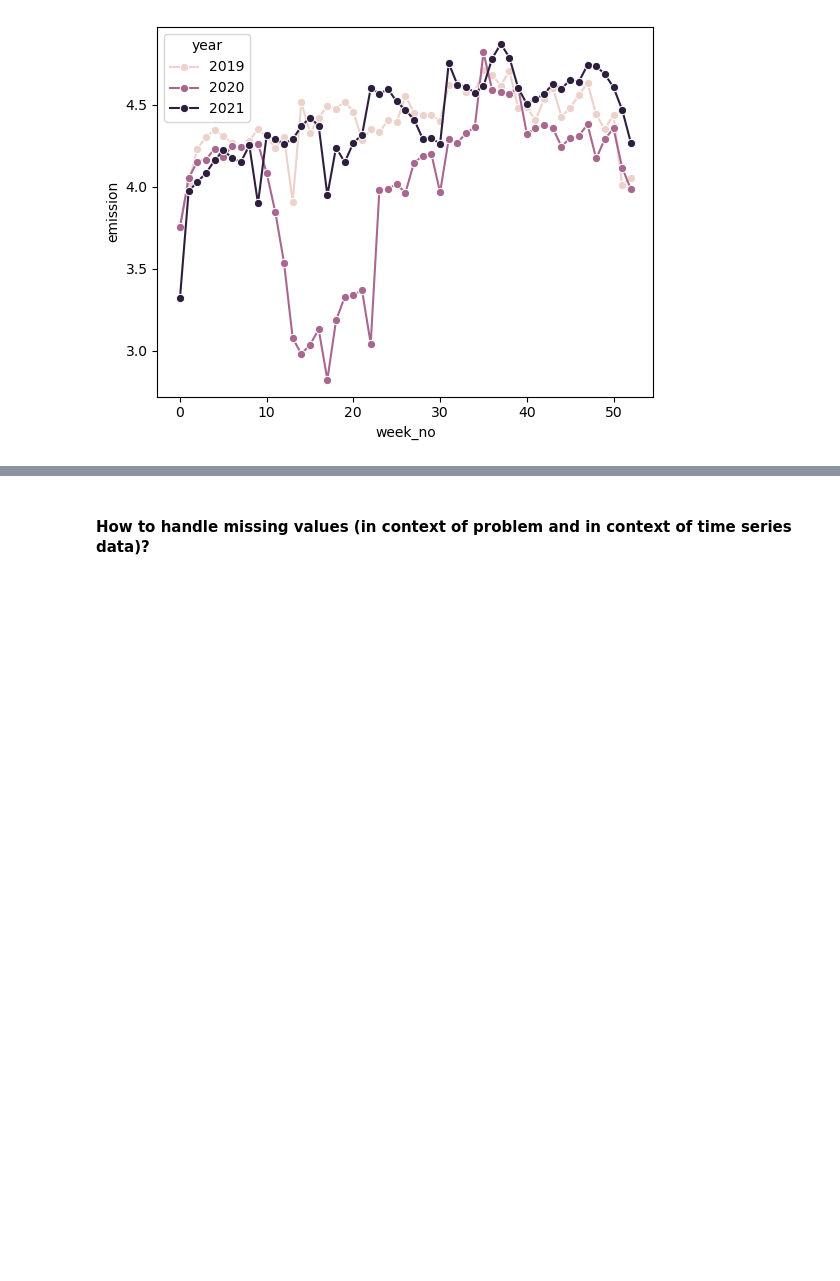
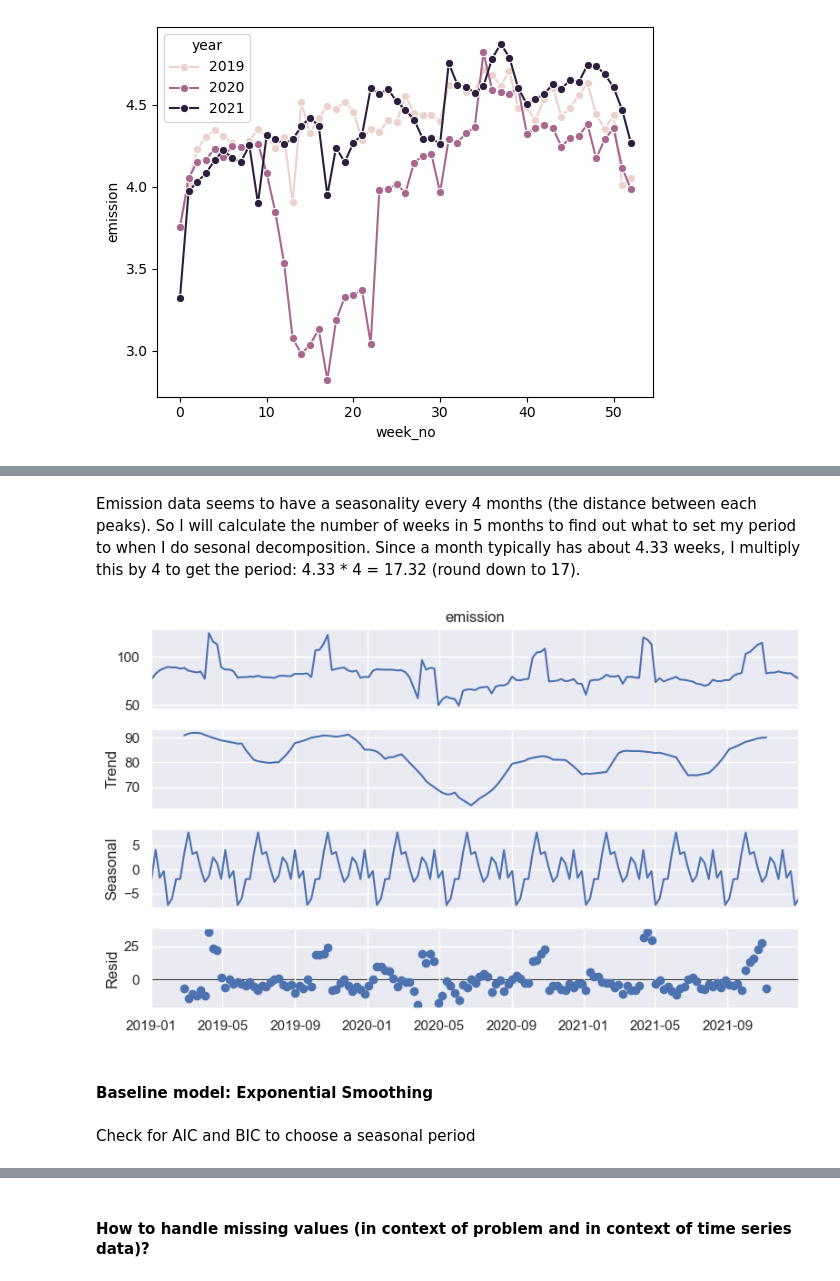
Before and after one commit to aschlecht1/MLM24_Predict-CO2-Emissions-in-Rwanda, a Jupyter notebook: CO2 Emissions (ML Marathon 2024).ipynb, the cells around one changed output, grey strips where cells are left out. Cells and saved outputs as stored; diff of their text form; code cells hidden in the pictures; blank space fills up the shorter version.

```diff
--- a/CO2 Emissions (ML Marathon 2024).ipynb
+++ b/CO2 Emissions (ML Marathon 2024).ipynb
@@ -191,0 +251,8 @@ Name: year, dtype: int64
+# %% [markdown]
+Emission data seems to have a seasonality every 4 months (the distance between each peaks). So I will calculate the number of weeks in 5 months to find out what to set my period to when I do sesonal decomposition. Since a month typically has about 4.33 weeks, I multiply this by 4 to get the period: 4.33 * 4 = 17.32 (round down to 17).
+# %%
+result = seasonal_decompose(avg_emissions_by_year_week["emission"], model = 'additive', period = 17)
+result.plot()
+pyplot.show()
+# %% [output]
+[figure, added]
@@ -191,0 +266,2 @@ Name: year, dtype: int64
+# %% [markdown]
+#### Baseline model: Exponential Smoothing
@@ -191,0 +277,2 @@ Name: year, dtype: int64
+# %% [markdown]
+Check for AIC and BIC to choose a seasonal period
```
Also changed, not shown: parts of 32 cells of this notebook.
